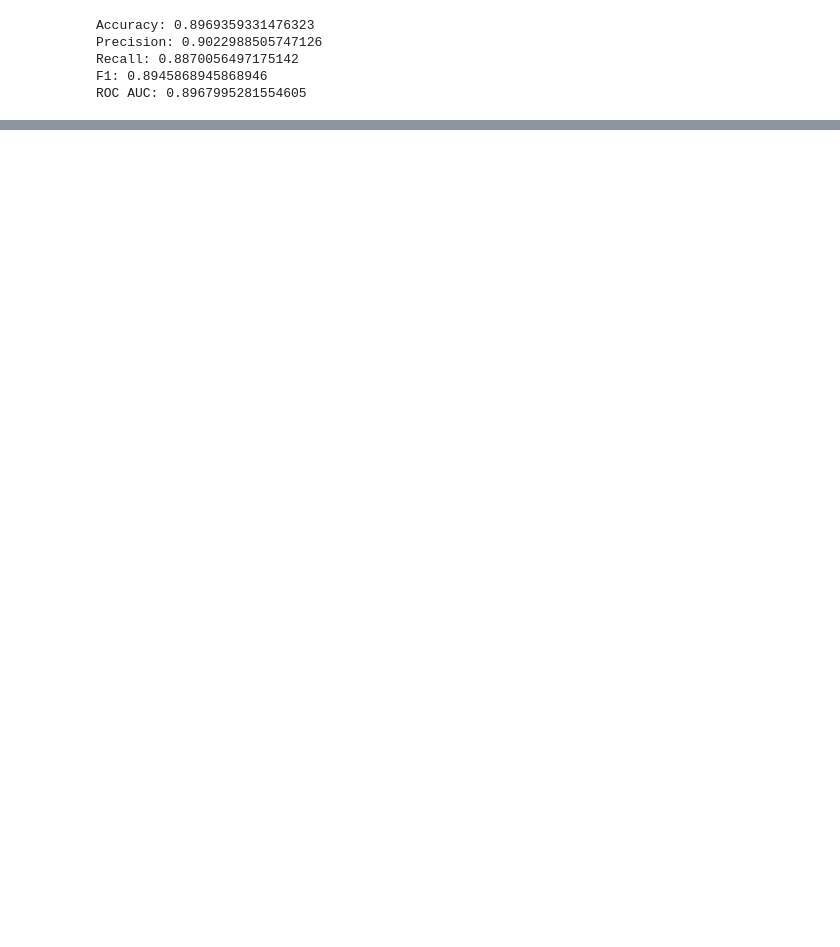
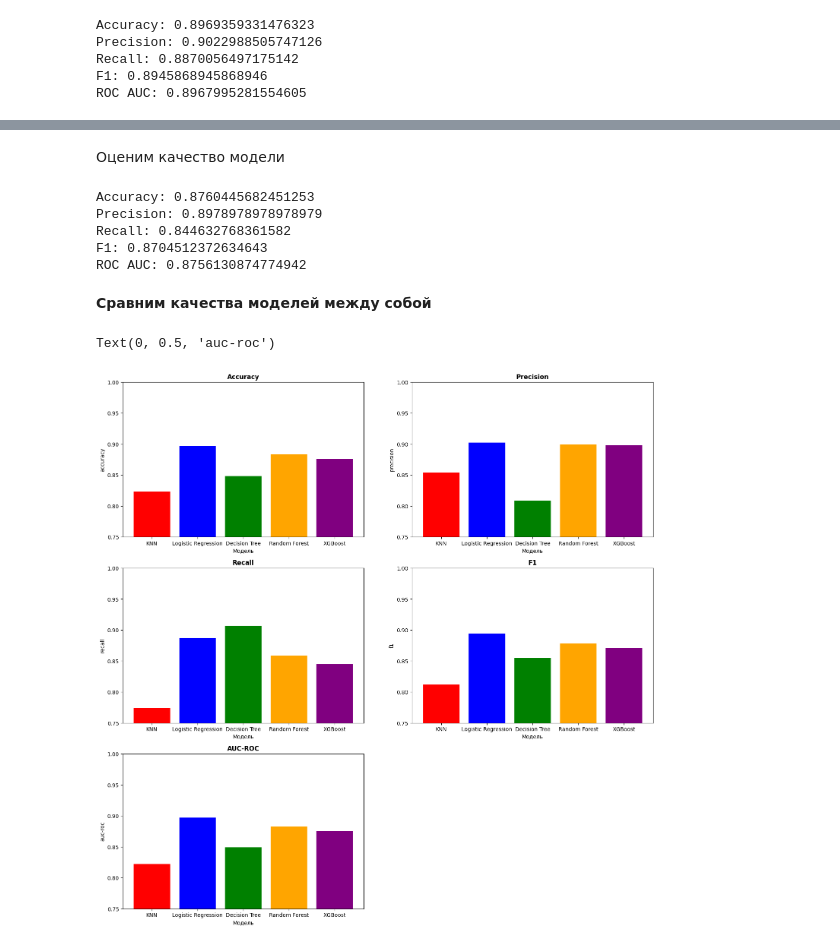
Before and after one commit to Tsygaika/Students-Performance, a Jupyter notebook: Students_Perfomance_Classifiers.ipynb, the cells around one changed output, grey strips where cells are left out. Drawn from its saved outputs; the diff is of its cells as text; code cells hidden in the pictures; blank space fills up the shorter version.

```diff
--- a/Students_Perfomance_Classifiers.ipynb
+++ b/Students_Perfomance_Classifiers.ipynb
@@ -93,0 +271,70 @@ ROC AUC: 0.8967995281554605
+# %% [markdown]
+Оценим качество модели
+# %%
+xgboost = XGBClassifier(**gs.best_params_)
+xgboost.fit(X_train, y_train)
+
+y_predict = xgboost.predict(X_test)
+print("Accuracy:", accuracy_score(y_test, y_predict))
+print("Precision:", precision_score(y_test, y_predict))
+print("Recall:", recall_score(y_test, y_predict))
+print("F1:", f1_score(y_test, y_predict))
+print("ROC AUC:", roc_auc_score(y_test, y_predict))
+
+acc_list.append(accuracy_score(y_test, y_predict))
+prec_list.append(precision_score(y_test, y_predict))
+rec_list.append(recall_score(y_test, y_predict))
+f1_list.append(f1_score(y_test, y_predict))
+auc_list.append(roc_auc_score(y_test, y_predict))
+# %% [output]
+Accuracy: 0.8760445682451253
+Precision: 0.8978978978978979
+Recall: 0.844632768361582
+F1: 0.8704512372634643
+ROC AUC: 0.8756130874774942
+# %% [markdown]
+**Сравним качества моделей между собой**
+# %%
+import matplotlib.pyplot as plt
+
+models = ['KNN', 'Logistic Regression', 'Decision Tree', 'Random Forest', 'XGBoost']
+colors = ['red', 'blue', 'green', 'orange', 'purple']
+gs = plt.GridSpec(2, 3, figure=plt.figure(figsize=(18, 18)))
+
+plt.subplot(3, 2, 1)
+plt.bar(models, np.array(acc_list) - 0.75, bottom = 0.75, color=colors)
+plt.ylim(0.75, 1)
+plt.title('Accuracy', weight='heavy')
+plt.xlabel("Модель")
+plt.ylabel("accuracy")
+
+plt.subplot(3, 2, 2)
+plt.bar(models, np.array(prec_list) - 0.75, bottom = 0.75, color=colors)
+plt.ylim(0.75, 1)
+plt.title('Precision', weight='heavy')
+plt.xlabel("Модель")
+plt.ylabel("precision")
+
+plt.subplot(3, 2, 3)
+plt.bar(models, np.array(rec_list) - 0.75, bottom = 0.75, color=colors)
+plt.ylim(0.75, 1)
+plt.title('Recall', weight='heavy')
+plt.xlabel("Модель")
+plt.ylabel("recall")
+
+plt.subplot(3, 2, 4)
+plt.bar(models, np.array(f1_list) - 0.75, bottom = 0.75, color=colors)
+plt.ylim(0.75, 1)
+plt.title('F1', weight='heavy')
+plt.xlabel("Модель")
+plt.ylabel("f1")
+
+plt.subplot(3, 2, 5)
+plt.bar(models, np.array(auc_list) - 0.75, bottom = 0.75, color=colors)
+plt.ylim(0.75, 1)
+plt.title('AUC-ROC', weight='heavy')
+plt.xlabel("Модель")
+plt.ylabel("auc-roc")
+# %% [output]
+Text(0, 0.5, 'auc-roc')
+[figure, added]
```
Also changed, not shown: parts of 21 cells of this notebook, 2 other files.
